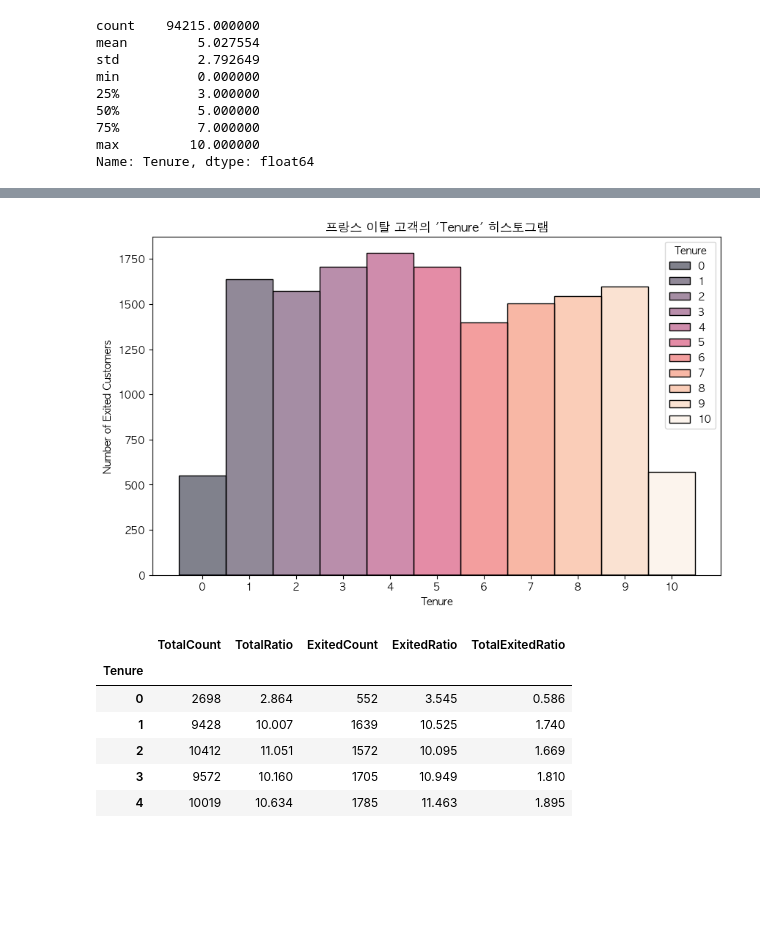
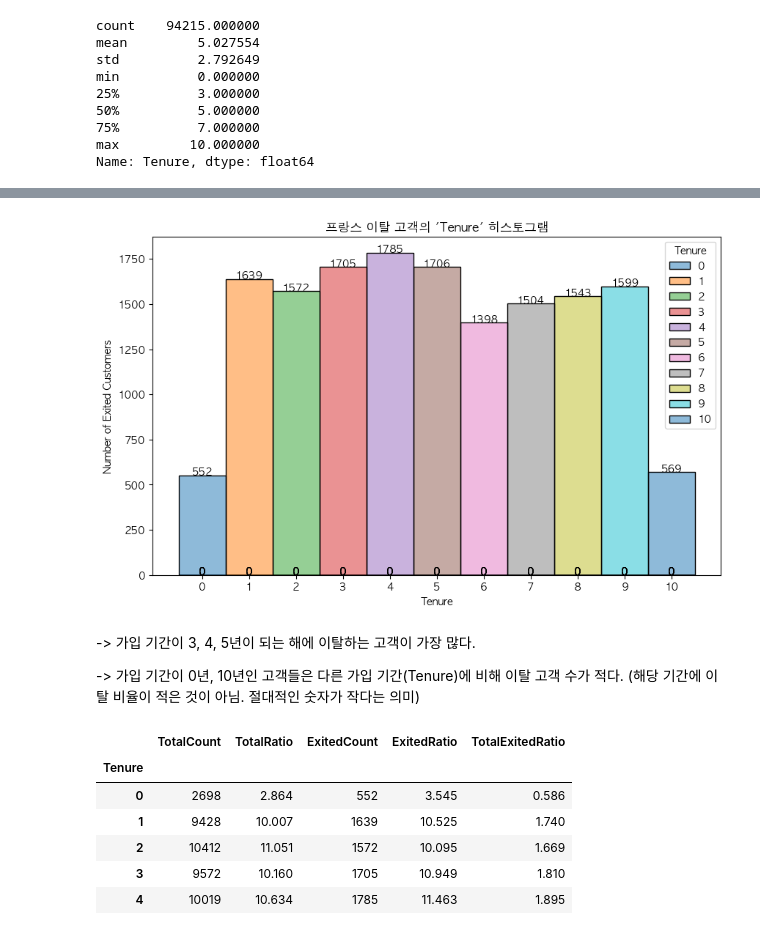
Before and after one commit to Ja-efan/ATOZ-kaggle-session-01, a Jupyter notebook: france.ipynb, the cells around one changed output, grey strips where cells are left out. Cells and saved outputs as stored; diff of their text form; code cells hidden in the pictures; blank space fills up the shorter version.

```diff
--- a/france.ipynb
+++ b/france.ipynb
@@ -92,11 +92,15 @@ max         10.000000
 Name: Tenure, dtype: float64
 # %%
 plt.figure(figsize=(10,6))
-sns.histplot(data=france_data, x="Tenure",
-             palette="mako", hue="Tenure",
+hist = sns.histplot(data=france_data, x="Tenure",
+             palette="tab10", hue="Tenure",
              discrete=True,)
 plt.title(" 프랑스 고객의 'Tenure' 히스토그램")
 plt.ylabel("Number of Customers")
 plt.xticks(range(0, 11))
+# 막대 위에 고객 수 표시
+for p in hist.patches:
+    height = p.get_height()
+    hist.text(p.get_x() + p.get_width() / 2., height, int(height), ha='center')
 plt.show()
 # %% [output]
@@ -104,14 +116,26 @@ plt.show()
 # %%
+# 히스토그램을 그린 후 막대 위에 수치 추가
 plt.figure(figsize=(10,6))
-sns.histplot(data=france_data_exited, x="Tenure",
-             palette="rocket", hue="Tenure",
-             discrete=True,)
+hist = sns.histplot(data=france_data_exited, x="Tenure",
+                    palette="tab10", hue="Tenure",
+                    discrete=True)
+
 plt.title("프랑스 이탈 고객의 'Tenure' 히스토그램")
 plt.ylabel("Number of Exited Customers")
 plt.xticks(range(0, 11))
+
+# 막대 위에 고객 수 표시
+for p in hist.patches:
+    height = p.get_height()
+    hist.text(p.get_x() + p.get_width() / 2., height, int(height), ha='center')
+
 plt.show()
 # %% [output]
-[figure, old version]
+[figure, new version]
+# %% [markdown]
+-> 가입 기간이 3, 4, 5년이 되는 해에 이탈하는 고객이 가장 많다.
+
+-> 가입 기간이 0년, 10년인 고객들은 다른 가입 기간(Tenure)에 비해 이탈 고객 수가 적다. (해당 기간에 이탈 비율이 적은 것이 아님. 절대적인 숫자가 작다는 의미)
 # %%
 france_data_tenure = pd.DataFrame(
     {
```
Also changed, not shown: parts of 2 cells of this notebook, 1 other file.
